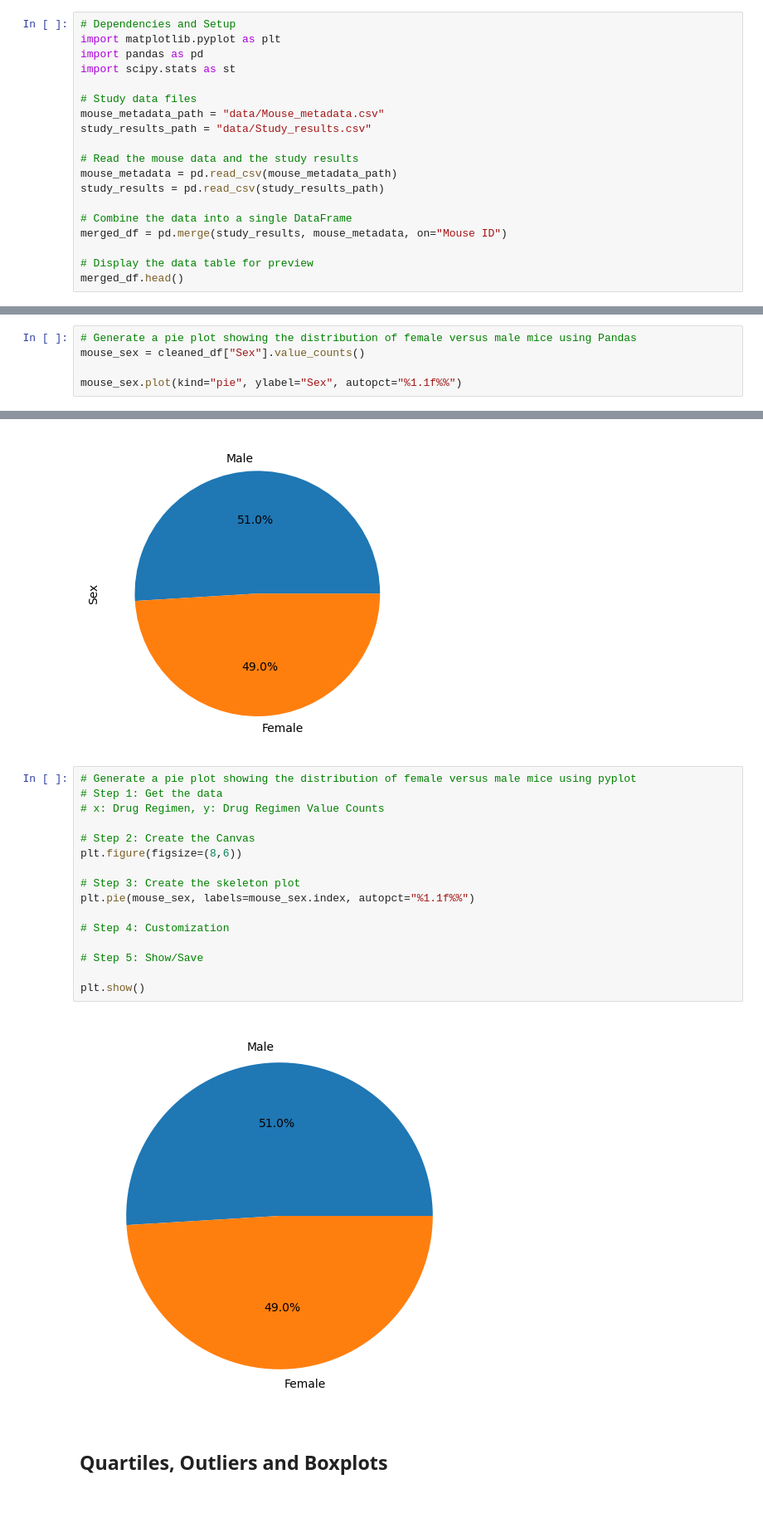
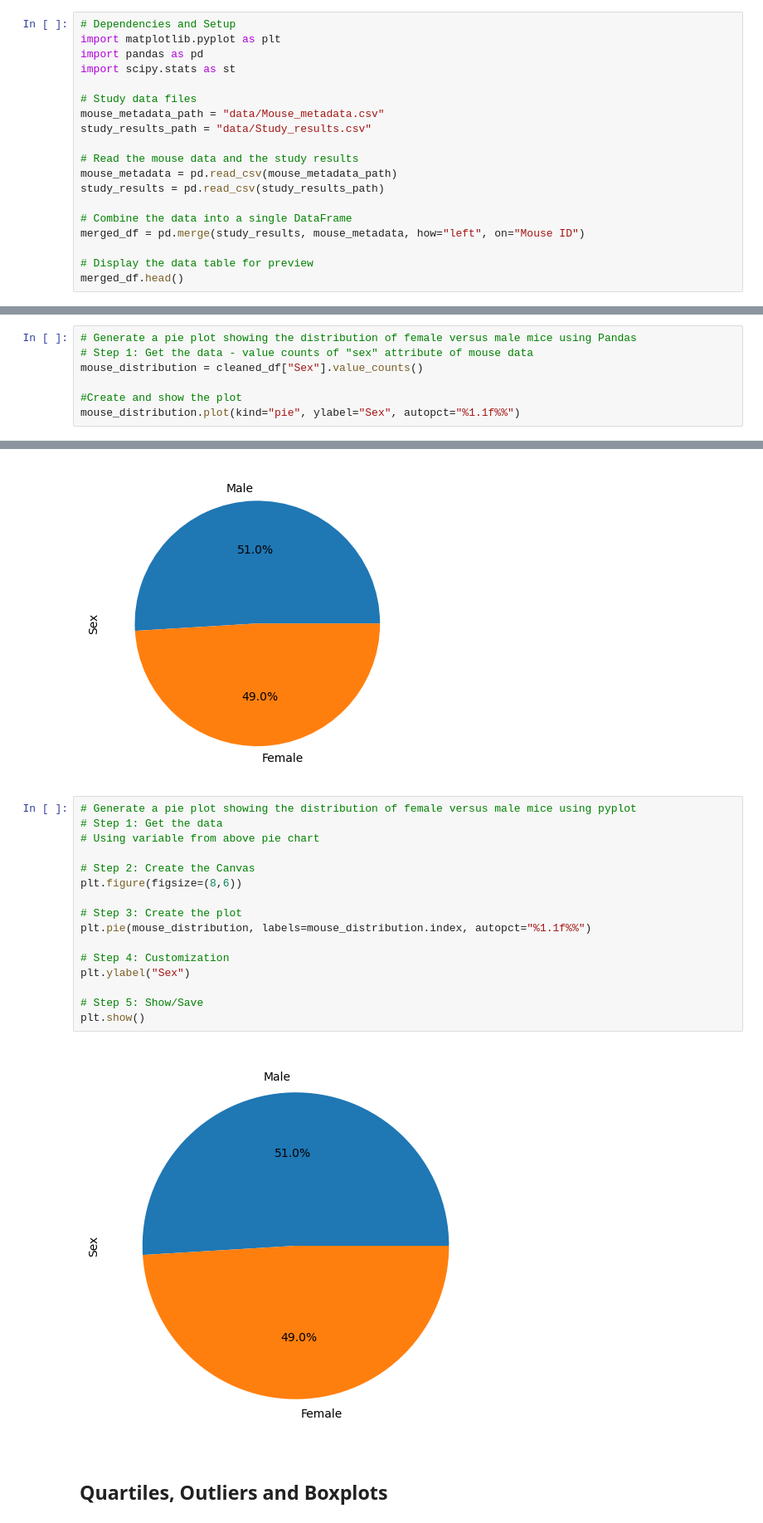
Before and after one commit to Tiiide/DataVis-challenge, a Jupyter notebook: Starter_Code/Pymaceuticals/pymaceuticals.ipynb, the cells around one changed output, grey strips where cells are left out. Shown at 83% size. Cells and saved outputs as stored; diff of their text form.

```diff
--- a/Starter_Code/Pymaceuticals/pymaceuticals.ipynb
+++ b/Starter_Code/Pymaceuticals/pymaceuticals.ipynb
@@ -20,7 +20,7 @@ mouse_metadata = pd.read_csv(mouse_metadata_path)
 study_results = pd.read_csv(study_results_path)
 
 # Combine the data into a single DataFrame
-merged_df = pd.merge(study_results, mouse_metadata, on="Mouse ID")
+merged_df = pd.merge(study_results, mouse_metadata, how="left", on="Mouse ID")
 
 # Display the data table for preview
 merged_df.head()
@@ -169,30 +168,32 @@ plt.show()
 [figure]
 # %%
 # Generate a pie plot showing the distribution of female versus male mice using Pandas
-mouse_sex = cleaned_df["Sex"].value_counts()
+# Step 1: Get the data - value counts of "sex" attribute of mouse data
+mouse_distribution = cleaned_df["Sex"].value_counts()
 
-mouse_sex.plot(kind="pie", ylabel="Sex", autopct="%1.1f%%")
+#Create and show the plot
+mouse_distribution.plot(kind="pie", ylabel="Sex", autopct="%1.1f%%")
 # %% [output]
 <Axes: ylabel='Sex'>
 [figure]
 # %%
 # Generate a pie plot showing the distribution of female versus male mice using pyplot
 # Step 1: Get the data
-# x: Drug Regimen, y: Drug Regimen Value Counts
+# Using variable from above pie chart
 
 # Step 2: Create the Canvas
 plt.figure(figsize=(8,6))
 
-# Step 3: Create the skeleton plot
-plt.pie(mouse_sex, labels=mouse_sex.index, autopct="%1.1f%%")
+# Step 3: Create the plot
+plt.pie(mouse_distribution, labels=mouse_distribution.index, autopct="%1.1f%%")
 
 # Step 4: Customization
+plt.ylabel("Sex")
 
 # Step 5: Show/Save
-
 plt.show()
 # %% [output]
-[figure, old version]
+[figure, new version]
 # %% [markdown]
 ## Quartiles, Outliers and Boxplots
 # %%
```
Also changed, not shown: parts of 15 cells of this notebook, 1 other file.
